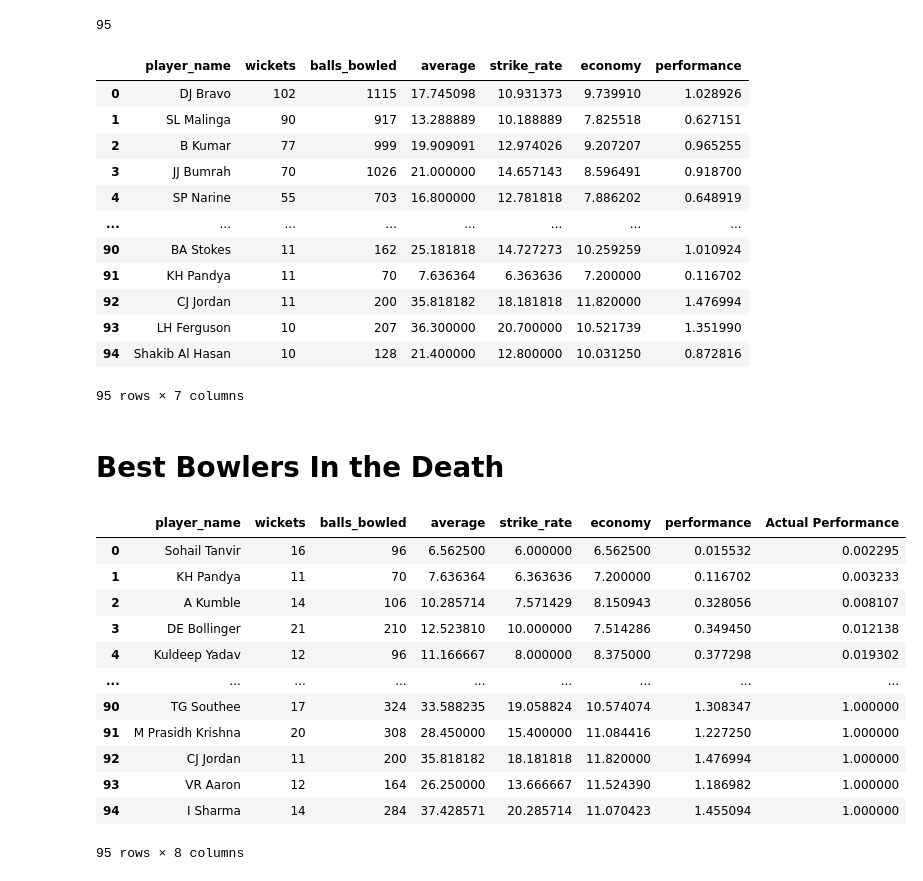
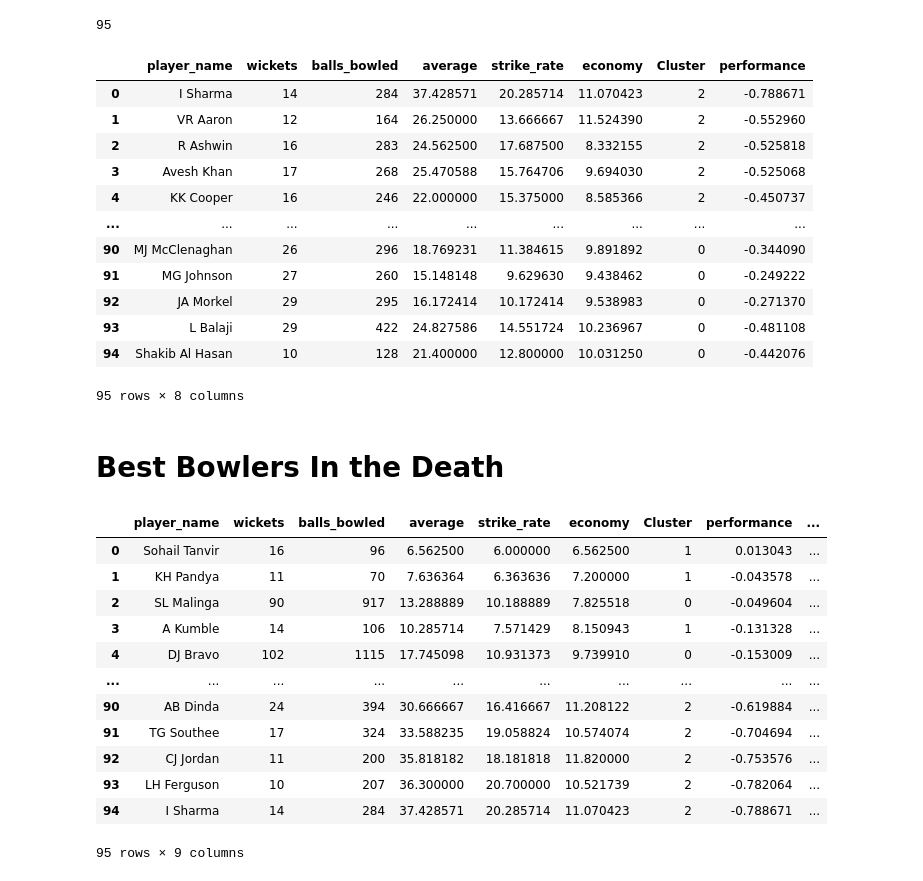
Before and after one commit to anubrotoGhose/IPL-Top-Players, a Jupyter notebook: IPL Bowling Performance.ipynb, the cells around one changed output. Drawn from its saved outputs; the diff is of its cells as text; code cells hidden in the pictures.

```diff
--- a/IPL Bowling Performance.ipynb
+++ b/IPL Bowling Performance.ipynb
@@ -1847,14 +1845,15 @@ from tensorflow.keras.layers import Dense
 
 # Normalize the data
 scaler = MinMaxScaler()
-normalized_data = scaler.fit_transform(filtered_sorted_bowling_death_df[['wickets', 'balls_bowled', 'average', 'strike_rate','economy']])
+sorted_data = sorted_data.reset_index(drop=True)
+filtered_sorted_bowling_death_df = sorted_data
+normalized_data = scaler.fit_transform(filtered_sorted_bowling_death_df[['wickets', 'average', 'strike_rate','economy']])
 
 # Define weights for the composite score
 w0 = 0.2
-w1 = 0.1
-w2 = 0.5
-w3 = 0.3
-w4 = 0.9
+w1 = -0.1
+w2 = -0.5
+w3 = -0.3
 
 
 # Create a new column for the composite score
@@ -1862,8 +1861,7 @@ filtered_sorted_bowling_death_df['performance'] = (
     w0 * normalized_data[:, 0] +
     w1 * normalized_data[:, 1] +
     w2 * normalized_data[:, 2] +
-    w3 * normalized_data[:, 3] +
-    w4 * normalized_data[:, 4]
+    w3 * normalized_data[:, 3]
 
 )
 
@@ -1877,12 +1875,12 @@ X_train, X_test, y_train, y_test = train_test_split(X, y, test_size=0.2)
 
 # Define the model architecture
 model = Sequential()
-model.add(Dense(64, activation='relu', input_shape=(5,)))
-model.add(Dense(32, activation='relu'))
-model.add(Dense(1, activation='sigmoid'))
+model.add(Dense(64, activation='relu', input_shape=(4,)))
+model.add(Dense(64, activation='relu'))
+model.add(Dense(1, activation='linear'))  # Linear activation for regression
 
 # Compile the model
-model.compile(optimizer='adam', loss='binary_crossentropy', metrics=['accuracy'])
+model.compile(optimizer='adam', loss='mean_squared_error', metrics=['mse'])
 
 # Train the model
 model.fit(X_train, y_train, epochs=100, batch_size=32)
@@ -1966,43 +1964,43 @@ len(output_players_performance)
 # %%
 filtered_sorted_bowling_death_df
 # %% [output]
-|  | player_name | wickets | balls_bowled | average | strike_rate | economy | performance |
-| 0 | DJ Bravo | 102 | 1115 | 17.745098 | 10.931373 | 9.739910 | 1.028926 |
-| 1 | SL Malinga | 90 | 917 | 13.288889 | 10.188889 | 7.825518 | 0.627151 |
-| 2 | B Kumar | 77 | 999 | 19.909091 | 12.974026 | 9.207207 | 0.965255 |
-| 3 | JJ Bumrah | 70 | 1026 | 21.000000 | 14.657143 | 8.596491 | 0.918700 |
-| 4 | SP Narine | 55 | 703 | 16.800000 | 12.781818 | 7.886202 | 0.648919 |
-| ... | ... | ... | ... | ... | ... | ... | ... |
-| 90 | BA Stokes | 11 | 162 | 25.181818 | 14.727273 | 10.259259 | 1.010924 |
-| 91 | KH Pandya | 11 | 70 | 7.636364 | 6.363636 | 7.200000 | 0.116702 |
-| 92 | CJ Jordan | 11 | 200 | 35.818182 | 18.181818 | 11.820000 | 1.476994 |
-| 93 | LH Ferguson | 10 | 207 | 36.300000 | 20.700000 | 10.521739 | 1.351990 |
-| 94 | Shakib Al Hasan | 10 | 128 | 21.400000 | 12.800000 | 10.031250 | 0.872816 |
+|  | player_name | wickets | balls_bowled | average | strike_rate | economy | Cluster | performance |
+| 0 | I Sharma | 14 | 284 | 37.428571 | 20.285714 | 11.070423 | 2 | -0.788671 |
+| 1 | VR Aaron | 12 | 164 | 26.250000 | 13.666667 | 11.524390 | 2 | -0.552960 |
+| 2 | R Ashwin | 16 | 283 | 24.562500 | 17.687500 | 8.332155 | 2 | -0.525818 |
+| 3 | Avesh Khan | 17 | 268 | 25.470588 | 15.764706 | 9.694030 | 2 | -0.525068 |
+| 4 | KK Cooper | 16 | 246 | 22.000000 | 15.375000 | 8.585366 | 2 | -0.450737 |
+| ... | ... | ... | ... | ... | ... | ... | ... | ... |
+| 90 | MJ McClenaghan | 26 | 296 | 18.769231 | 11.384615 | 9.891892 | 0 | -0.344090 |
+| 91 | MG Johnson | 27 | 260 | 15.148148 | 9.629630 | 9.438462 | 0 | -0.249222 |
+| 92 | JA Morkel | 29 | 295 | 16.172414 | 10.172414 | 9.538983 | 0 | -0.271370 |
+| 93 | L Balaji | 29 | 422 | 24.827586 | 14.551724 | 10.236967 | 0 | -0.481108 |
+| 94 | Shakib Al Hasan | 10 | 128 | 21.400000 | 12.800000 | 10.031250 | 0 | -0.442076 |
-95 rows × 7 columns
+95 rows × 8 columns
 # %% [markdown]
 # Best Bowlers In the Death
 # %%
 import pandas as pd
 
 # Create a new dataframe from the array
 performance_df = pd.DataFrame(output_players_performance, columns=['Actual Performance'])
 
 # Concatenate the two dataframes along the column axis
 merged_filtered_sorted_bowling_death_df = pd.concat([filtered_sorted_bowling_death_df, performance_df], axis=1)
-merged_filtered_sorted_bowling_death_df = merged_filtered_sorted_bowling_death_df.sort_values('Actual Performance', ascending=True)
+merged_filtered_sorted_bowling_death_df = merged_filtered_sorted_bowling_death_df.sort_values('Actual Performance', ascending=False)
 merged_filtered_sorted_bowling_death_df = merged_filtered_sorted_bowling_death_df.reset_index(drop=True)
 merged_filtered_sorted_bowling_death_df
 # %% [output]
-|  | player_name | wickets | balls_bowled | average | strike_rate | economy | performance | Actual Performance |
-| 0 | Sohail Tanvir | 16 | 96 | 6.562500 | 6.000000 | 6.562500 | 0.015532 | 0.002295 |
-| 1 | KH Pandya | 11 | 70 | 7.636364 | 6.363636 | 7.200000 | 0.116702 | 0.003233 |
-| 2 | A Kumble | 14 | 106 | 10.285714 | 7.571429 | 8.150943 | 0.328056 | 0.008107 |
-| 3 | DE Bollinger | 21 | 210 | 12.523810 | 10.000000 | 7.514286 | 0.349450 | 0.012138 |
-| 4 | Kuldeep Yadav | 12 | 96 | 11.166667 | 8.000000 | 8.375000 | 0.377298 | 0.019302 |
-| ... | ... | ... | ... | ... | ... | ... | ... | ... |
-| 90 | TG Southee | 17 | 324 | 33.588235 | 19.058824 | 10.574074 | 1.308347 | 1.000000 |
-| 91 | M Prasidh Krishna | 20 | 308 | 28.450000 | 15.400000 | 11.084416 | 1.227250 | 1.000000 |
-| 92 | CJ Jordan | 11 | 200 | 35.818182 | 18.181818 | 11.820000 | 1.476994 | 1.000000 |
-| 93 | VR Aaron | 12 | 164 | 26.250000 | 13.666667 | 11.524390 | 1.186982 | 1.000000 |
-| 94 | I Sharma | 14 | 284 | 37.428571 | 20.285714 | 11.070423 | 1.455094 | 1.000000 |
+|  | player_name | wickets | balls_bowled | average | strike_rate | economy | Cluster | performance | ... |
+| 0 | Sohail Tanvir | 16 | 96 | 6.562500 | 6.000000 | 6.562500 | 1 | 0.013043 | ... |
+| 1 | KH Pandya | 11 | 70 | 7.636364 | 6.363636 | 7.200000 | 1 | -0.043578 | ... |
+| 2 | SL Malinga | 90 | 917 | 13.288889 | 10.188889 | 7.825518 | 0 | -0.049604 | ... |
+| 3 | A Kumble | 14 | 106 | 10.285714 | 7.571429 | 8.150943 | 1 | -0.131328 | ... |
+| 4 | DJ Bravo | 102 | 1115 | 17.745098 | 10.931373 | 9.739910 | 0 | -0.153009 | ... |
+| ... | ... | ... | ... | ... | ... | ... | ... | ... | ... |
+| 90 | AB Dinda | 24 | 394 | 30.666667 | 16.416667 | 11.208122 | 2 | -0.619884 | ... |
+| 91 | TG Southee | 17 | 324 | 33.588235 | 19.058824 | 10.574074 | 2 | -0.704694 | ... |
+| 92 | CJ Jordan | 11 | 200 | 35.818182 | 18.181818 | 11.820000 | 2 | -0.753576 | ... |
+| 93 | LH Ferguson | 10 | 207 | 36.300000 | 20.700000 | 10.521739 | 2 | -0.782064 | ... |
+| 94 | I Sharma | 14 | 284 | 37.428571 | 20.285714 | 11.070423 | 2 | -0.788671 | ... |
-95 rows × 8 columns
+95 rows × 9 columns
```
Also changed, not shown: parts of 41 cells of this notebook.
